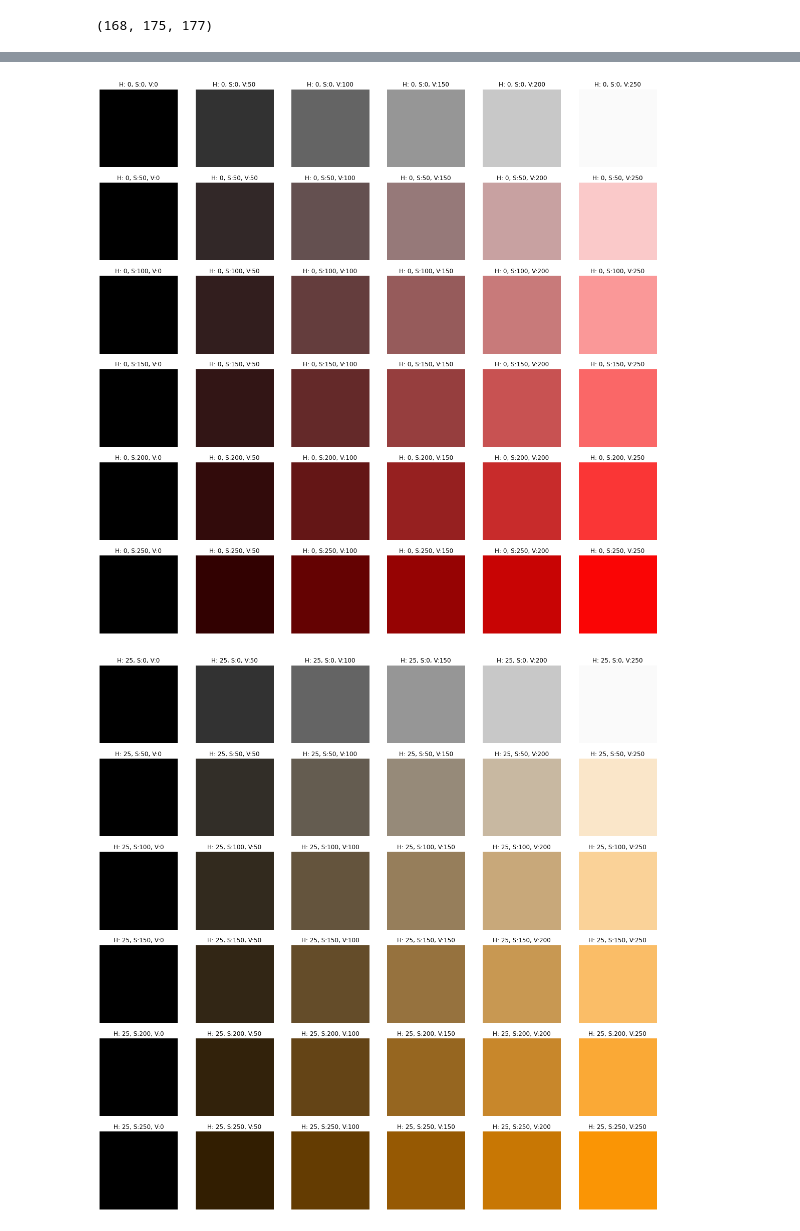
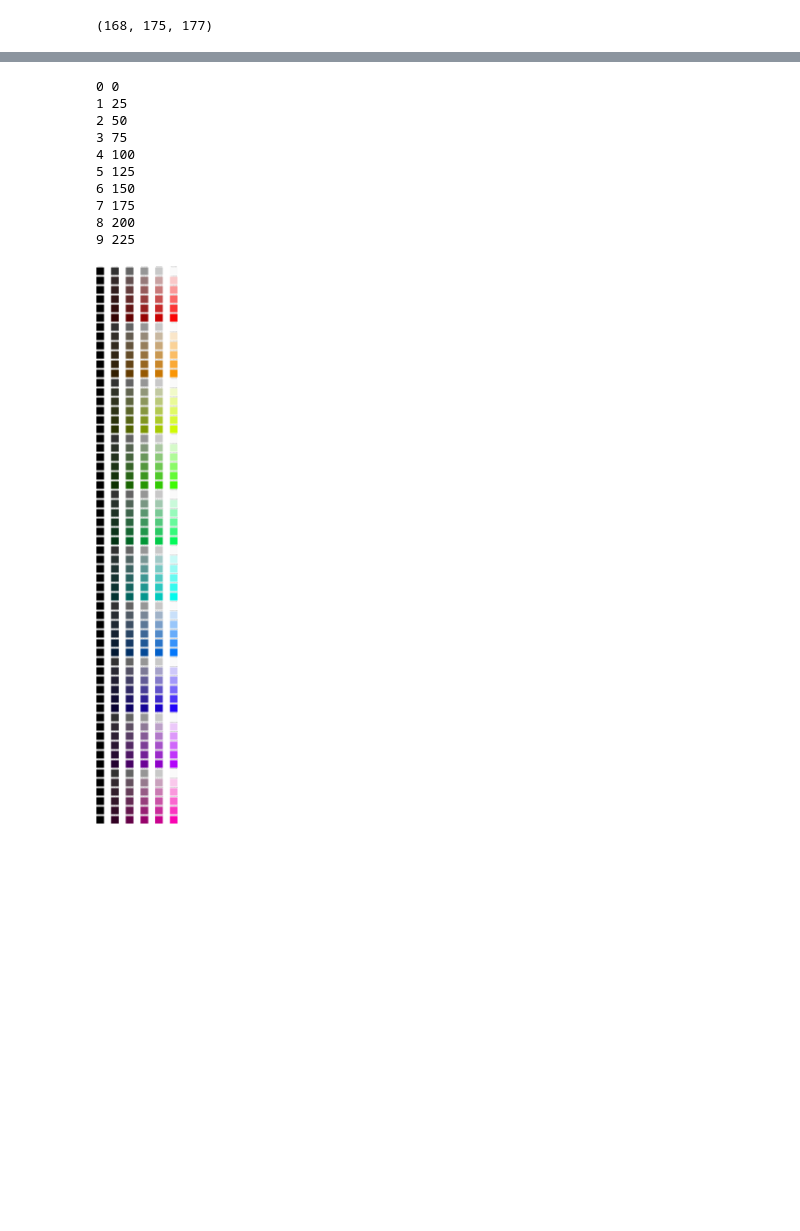
Before and after one commit to riguee/colour_study, a Jupyter notebook: Untitled.ipynb, the cells around one changed output, grey strips where cells are left out. Cells and saved outputs as stored; diff of their text form; code cells hidden in the pictures; blank space fills up the shorter version.

```diff
--- a/Untitled.ipynb
+++ b/Untitled.ipynb
@@ -50,7 +55,7 @@ pixels_hsv[0]
 # %%
 tmp_img = Image.new(mode='HSV', size=(100,100), color=(0,255,255))
 # %%
-for i,j in enumerate(range(0,256,50)):
+for i,j in enumerate(range(0,256,10)):
     print(i,j)
 # %% [output]
 0 0
@@ -62,15 +107,29 @@ for i,j in enumerate(range(0,256,50)):
+# %%
+fig, axs = plt.subplots(10*6,6,figsize=(20,120))
+for i,j in enumerate(range(0,256,25)):
+    tmp_img = Image.new(mode='HSV', size=(50,50), color=(i,255,255))
+# %% [output]
+0 0
+1 25
+2 50
+3 75
+4 100
+5 125
+6 150
+7 175
+8 200
+9 225
 # %%
-
-for i in range(0,226,25):
-    fig, axs = plt.subplots(6,6,figsize=(20,20))
+fig, axs = plt.subplots(10*6,6,figsize=(20,120))
+for t, i in enumerate(range(0,226,25)):
     for n,j in enumerate(range(0,256,50)):
         for m,k in enumerate(range(0,256,50)):
             tmp_img = Image.new(mode='HSV', size=(50,50), color=(i,j,k))
-            axs[n,m].imshow(tmp_img)
-            axs[n,m].set_title(f'H: {i}, S:{j}, V:{k}')
-            axs[n,m].axis('off')
-    plt.savefig(f'colours_hsv_h{i}.png')
-    plt.show()
+            axs[(t)*6+n,m].imshow(tmp_img)
+            axs[(t)*6+n,m].set_title(f'H: {i}, S:{j}, V:{k}')
+            axs[(t)*6+n,m].axis('off')
+plt.tight_layout()
+plt.savefig(f'all_colours.png')
+plt.show()
 # %% [output]
-[figure, old version]
+[figure, new version]
-[figure, removed]
```
Also changed, not shown: parts of 5 cells of this notebook, 2 other files.
